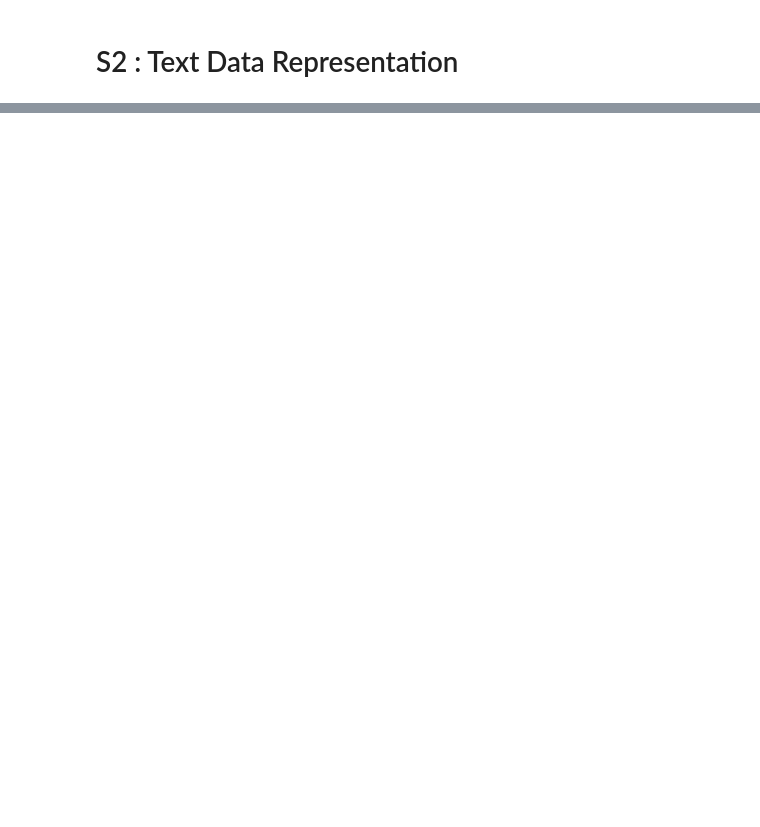
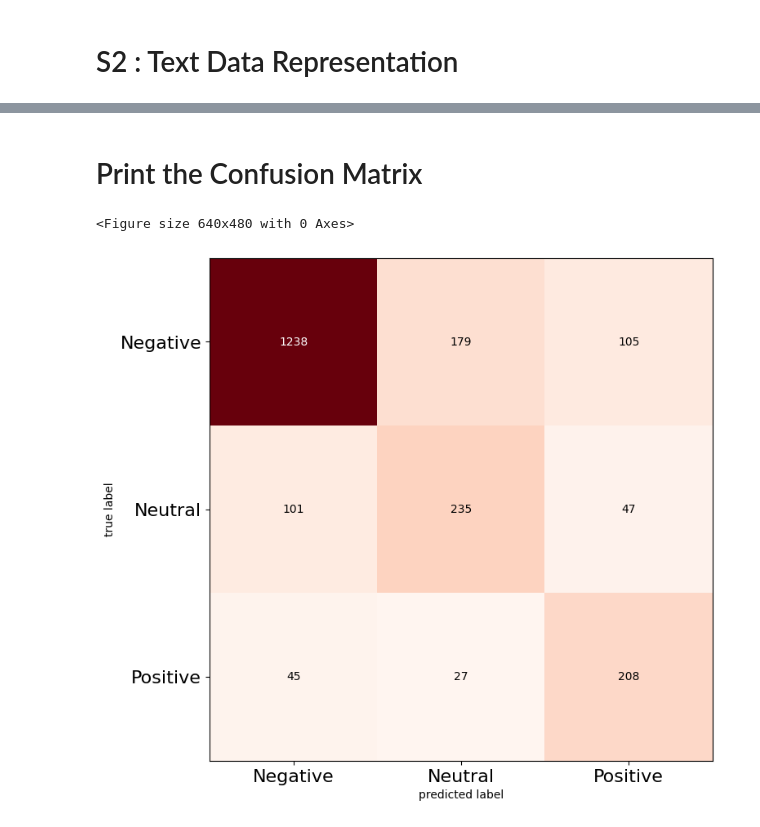
Before and after one commit to stbalaji/AIForBusiness, a Jupyter notebook: 06AIForBusiness_NLPEndToEnd_USAirlineSentimentAnalysis.ipynb, the cells around one changed output, grey strips where cells are left out. Cells and saved outputs as stored; diff of their text form; code cells hidden in the pictures; blank space fills up the shorter version.

```diff
--- a/06AIForBusiness_NLPEndToEnd_USAirlineSentimentAnalysis.ipynb
+++ b/06AIForBusiness_NLPEndToEnd_USAirlineSentimentAnalysis.ipynb
@@ -107,0 +620,3 @@ df = df.drop(cols_not_of_use_in_modeling, axis = 1)
+# %%
+tf_idf_smt = SMOTE(random_state=0)
+X_train_tf_idf_SMOTE, y_train_tf_idf_SMOTE = smt.fit_resample(x_train_tf_idf, y_train_tf_idf)
@@ -107,0 +643,7 @@ df = df.drop(cols_not_of_use_in_modeling, axis = 1)
+# %%
+# Initialize a Random Forest classifier with 100 trees
+
+classifier_rf = RandomForestClassifier(verbose=1,n_jobs=-1,n_estimators = 100)
+
+# Fit the forest to the training set
+classifier_rf = classifier_rf.fit( X_train_tf_idf_SMOTE, y_train_tf_idf_SMOTE)
@@ -107,0 +687,8 @@ df = df.drop(cols_not_of_use_in_modeling, axis = 1)
+# %%
+# Dividing the test data into test and validation set in 50-50 ratio
+x_validation_tf_idf, x_test_main_tf_idf, y_validation_tf_idf, y_test_main_tf_idf = train_test_split(x_test_tf_idf, y_test_tf_idf, test_size=0.50, random_state=1)
+
+print(x_validation_tf_idf.shape)
+print(x_test_main_tf_idf.shape)
+print(y_validation_tf_idf.shape)
+print(y_test_main_tf_idf.shape)
@@ -107,0 +700,2 @@ df = df.drop(cols_not_of_use_in_modeling, axis = 1)
+# %%
+y_validation_predict_tf_idf= classifier_rf.predict(x_validation_tf_idf)
@@ -107,0 +732,12 @@ df = df.drop(cols_not_of_use_in_modeling, axis = 1)
+# %% [markdown]
+# Print the Confusion Matrix
+# %%
+cm=confusion_matrix(y_validation_predict_tf_idf , y_validation_tf_idf)
+plt.figure()
+plot_confusion_matrix(cm,figsize=(12,8), hide_ticks=True,cmap=plt.cm.Reds)
+plt.xticks(range(3), ['Negative', 'Neutral', 'Positive'], fontsize=16,color='black')
+plt.yticks(range(3), ['Negative', 'Neutral', 'Positive'], fontsize=16)
+plt.show()
+# %% [output]
+<Figure size 640x480 with 0 Axes>
+[figure, added]
```
Also changed, not shown: parts of 108 cells of this notebook.
